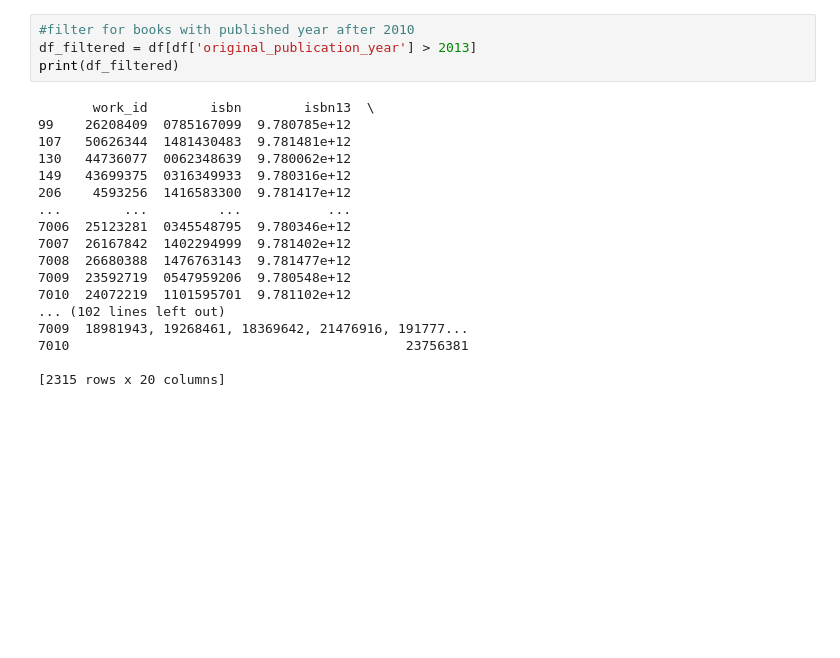
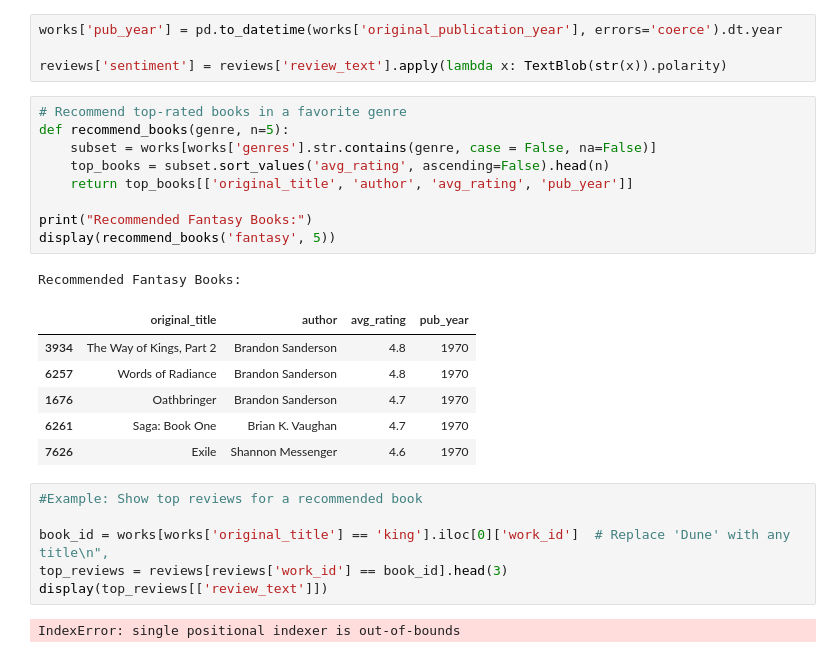
Before and after one commit to DarrenSmith10/Maven_Bookshelf_Challenge_July_2025, a Jupyter notebook: dataAnaysis_works.ipynb, the cells around one changed output. Drawn from its saved outputs; the diff is of its cells as text; blank space fills up the shorter version.

```diff
--- a/dataAnaysis_works.ipynb
+++ b/dataAnaysis_works.ipynb
@@ -24,23 +71,30 @@ print(df)
+# %%
+works['pub_year'] = pd.to_datetime(works['original_publication_year'], errors='coerce').dt.year
+
+reviews['sentiment'] = reviews['review_text'].apply(lambda x: TextBlob(str(x)).polarity)
+# %%
+# Recommend top-rated books in a favorite genre
+def recommend_books(genre, n=5):
+    subset = works[works['genres'].str.contains(genre, case = False, na=False)]
+    top_books = subset.sort_values('avg_rating', ascending=False).head(n)
+    return top_books[['original_title', 'author', 'avg_rating', 'pub_year']]
+
+print("Recommended Fantasy Books:")
+display(recommend_books('fantasy', 5))
+# %% [output]
+Recommended Fantasy Books:
+|  | original_title | author | avg_rating | pub_year |
+| 3934 | The Way of Kings, Part 2 | Brandon Sanderson | 4.8 | 1970 |
+| 6257 | Words of Radiance | Brandon Sanderson | 4.8 | 1970 |
+| 1676 | Oathbringer | Brandon Sanderson | 4.7 | 1970 |
+| 6261 | Saga: Book One | Brian K. Vaughan | 4.7 | 1970 |
+| 7626 | Exile | Shannon Messenger | 4.6 | 1970 |
 # %%
-#filter for books with published year after 2010
-df_filtered = df[df['original_publication_year'] > 2013]
-print(df_filtered)
+#Example: Show top reviews for a recommended book
+
+book_id = works[works['original_title'] == 'king'].iloc[0]['work_id']  # Replace 'Dune' with any title\n",
+top_reviews = reviews[reviews['work_id'] == book_id].head(3)
+display(top_reviews[['review_text']])
 # %% [output]
-       work_id        isbn        isbn13  \
-99    26208409  0785167099  9.780785e+12
-107   50626344  1481430483  9.781481e+12
-130   44736077  0062348639  9.780062e+12
-149   43699375  0316349933  9.780316e+12
-206    4593256  1416583300  9.781417e+12
-...        ...         ...           ...
-7006  25123281  0345548795  9.780346e+12
-7007  26167842  1402294999  9.781402e+12
-7008  26680388  1476763143  9.781477e+12
-7009  23592719  0547959206  9.780548e+12
-7010  24072219  1101595701  9.781102e+12
-... (102 lines left out)
-7009  18981943, 19268461, 18369642, 21476916, 191777...
-7010                                           23756381
-
-[2315 rows x 20 columns]
+IndexError: single positional indexer is out-of-bounds
 # %%
```
Also changed, not shown: parts of 6 cells of this notebook, 3 other files.
